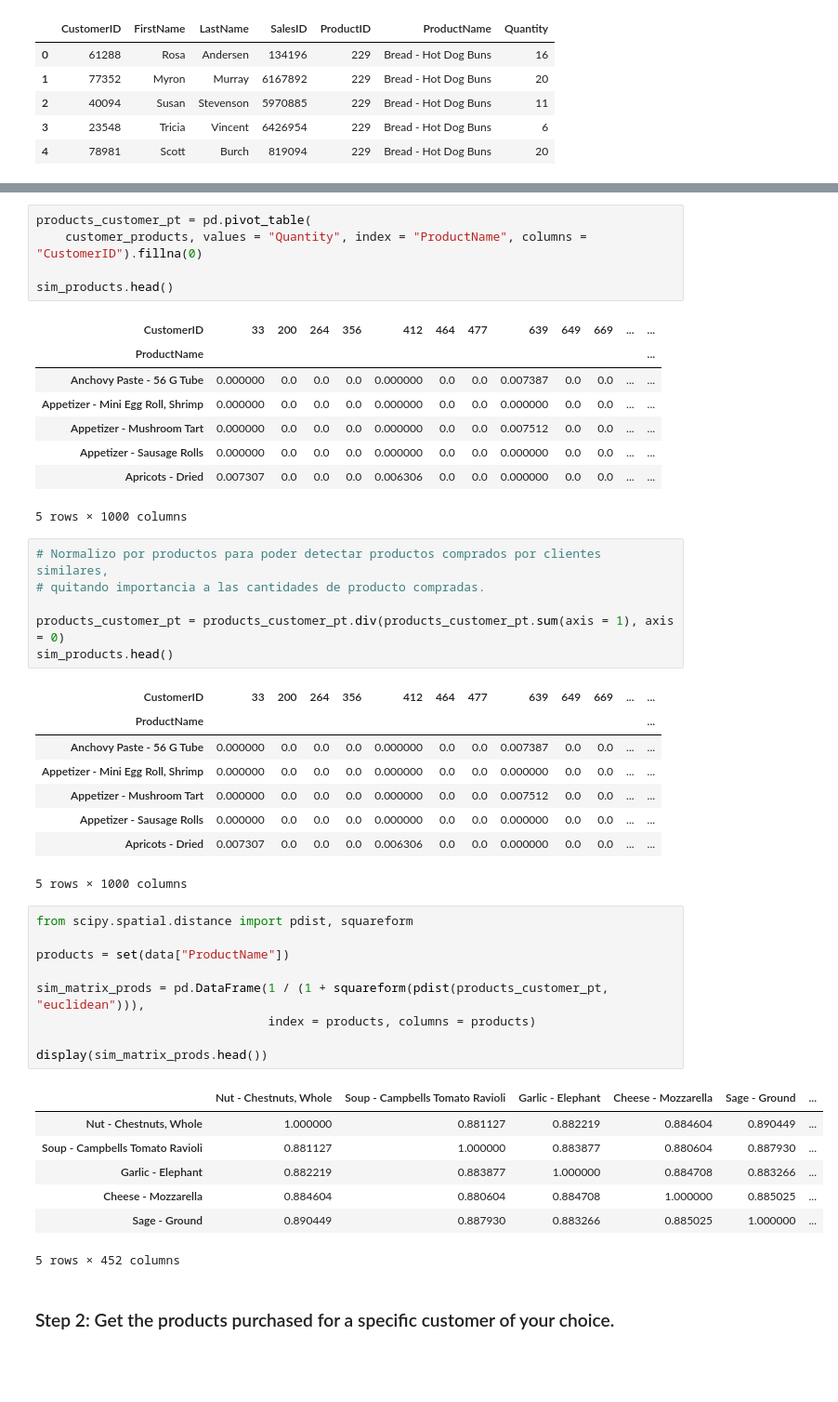
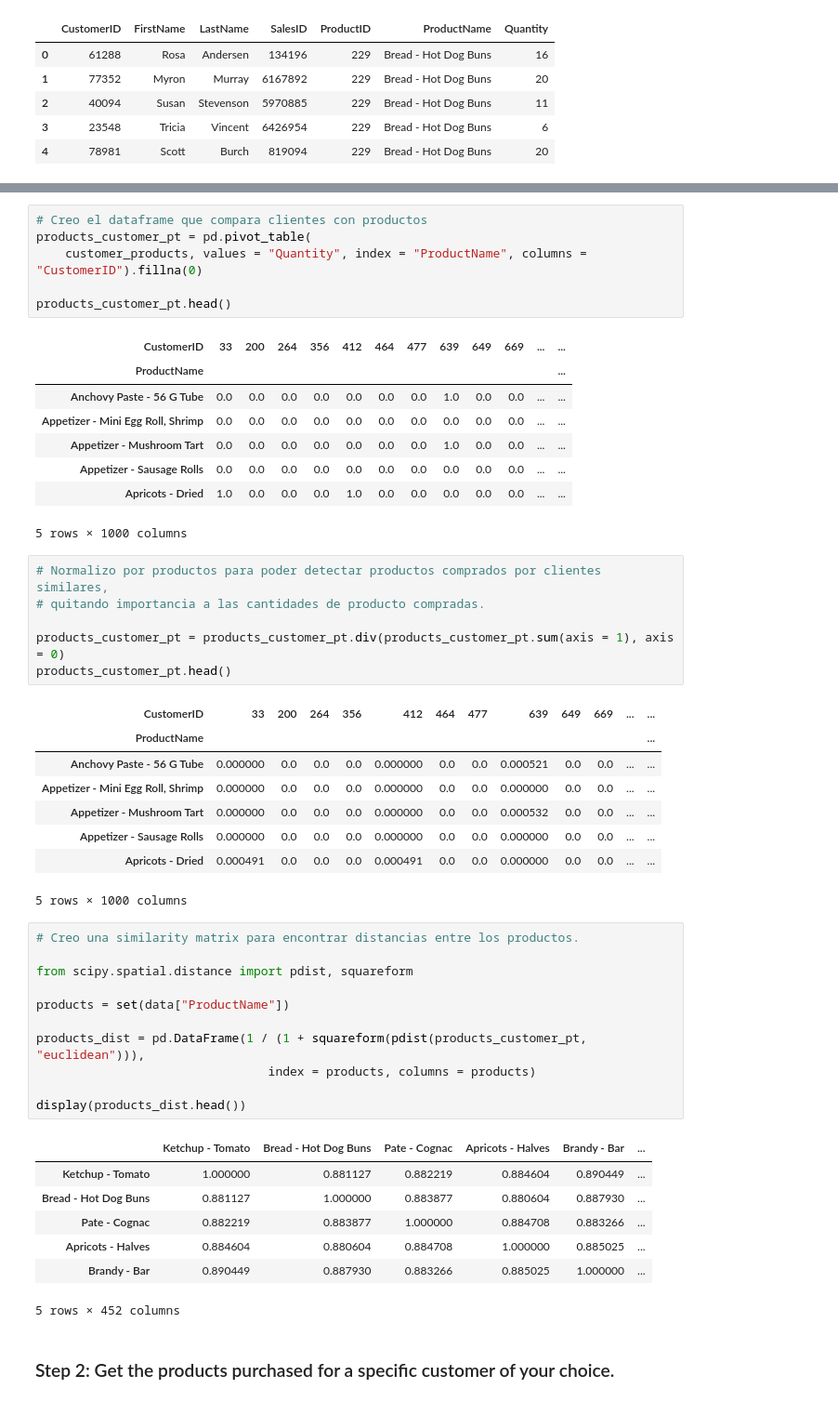
Before and after one commit to ironhack-datalabs/datamad0419, a Jupyter notebook: module-2/lab-recommender-deepdive/your-code/main.ipynb, the cells around one changed output, grey strips where cells are left out. Shown at 93% size. Saved outputs shown, nothing was run; the diff lists cells and outputs as text; blank space fills up the shorter version.

Commit message:
terminado. He hecho los ejercicios de distintas formas para aprender jugueteando

```diff
--- a/module-2/lab-recommender-deepdive/your-code/main.ipynb
+++ b/module-2/lab-recommender-deepdive/your-code/main.ipynb
@@ -218,50 +228,53 @@ customer_products.head()
 | 3 | 33 | Bar Mix - Pina Colada, 355 Ml | 1 |
 | 4 | 33 | Beans - Kidney, Canned | 1 |
 # %%
+# Creo el dataframe que compara clientes con productos
 products_customer_pt = pd.pivot_table(
     customer_products, values = "Quantity", index = "ProductName", columns = "CustomerID").fillna(0)
 
-sim_products.head()
+products_customer_pt.head()
 # %% [output]
 | CustomerID | 33 | 200 | 264 | 356 | 412 | 464 | 477 | 639 | 649 | 669 | ... | ... |
 | ProductName |  |  |  |  |  |  |  |  |  |  |  | ... |
-| Anchovy Paste - 56 G Tube | 0.000000 | 0.0 | 0.0 | 0.0 | 0.000000 | 0.0 | 0.0 | 0.007387 | 0.0 | 0.0 | ... | ... |
-| Appetizer - Mini Egg Roll, Shrimp | 0.000000 | 0.0 | 0.0 | 0.0 | 0.000000 | 0.0 | 0.0 | 0.000000 | 0.0 | 0.0 | ... | ... |
-| Appetizer - Mushroom Tart | 0.000000 | 0.0 | 0.0 | 0.0 | 0.000000 | 0.0 | 0.0 | 0.007512 | 0.0 | 0.0 | ... | ... |
-| Appetizer - Sausage Rolls | 0.000000 | 0.0 | 0.0 | 0.0 | 0.000000 | 0.0 | 0.0 | 0.000000 | 0.0 | 0.0 | ... | ... |
-| Apricots - Dried | 0.007307 | 0.0 | 0.0 | 0.0 | 0.006306 | 0.0 | 0.0 | 0.000000 | 0.0 | 0.0 | ... | ... |
+| Anchovy Paste - 56 G Tube | 0.0 | 0.0 | 0.0 | 0.0 | 0.0 | 0.0 | 0.0 | 1.0 | 0.0 | 0.0 | ... | ... |
+| Appetizer - Mini Egg Roll, Shrimp | 0.0 | 0.0 | 0.0 | 0.0 | 0.0 | 0.0 | 0.0 | 0.0 | 0.0 | 0.0 | ... | ... |
+| Appetizer - Mushroom Tart | 0.0 | 0.0 | 0.0 | 0.0 | 0.0 | 0.0 | 0.0 | 1.0 | 0.0 | 0.0 | ... | ... |
+| Appetizer - Sausage Rolls | 0.0 | 0.0 | 0.0 | 0.0 | 0.0 | 0.0 | 0.0 | 0.0 | 0.0 | 0.0 | ... | ... |
+| Apricots - Dried | 1.0 | 0.0 | 0.0 | 0.0 | 1.0 | 0.0 | 0.0 | 0.0 | 0.0 | 0.0 | ... | ... |
 5 rows × 1000 columns
 # %%
 # Normalizo por productos para poder detectar productos comprados por clientes similares,
 # quitando importancia a las cantidades de producto compradas.
 
 products_customer_pt = products_customer_pt.div(products_customer_pt.sum(axis = 1), axis = 0)
-sim_products.head()
+products_customer_pt.head()
 # %% [output]
 | CustomerID | 33 | 200 | 264 | 356 | 412 | 464 | 477 | 639 | 649 | 669 | ... | ... |
 | ProductName |  |  |  |  |  |  |  |  |  |  |  | ... |
-| Anchovy Paste - 56 G Tube | 0.000000 | 0.0 | 0.0 | 0.0 | 0.000000 | 0.0 | 0.0 | 0.007387 | 0.0 | 0.0 | ... | ... |
+| Anchovy Paste - 56 G Tube | 0.000000 | 0.0 | 0.0 | 0.0 | 0.000000 | 0.0 | 0.0 | 0.000521 | 0.0 | 0.0 | ... | ... |
 | Appetizer - Mini Egg Roll, Shrimp | 0.000000 | 0.0 | 0.0 | 0.0 | 0.000000 | 0.0 | 0.0 | 0.000000 | 0.0 | 0.0 | ... | ... |
-| Appetizer - Mushroom Tart | 0.000000 | 0.0 | 0.0 | 0.0 | 0.000000 | 0.0 | 0.0 | 0.007512 | 0.0 | 0.0 | ... | ... |
+| Appetizer - Mushroom Tart | 0.000000 | 0.0 | 0.0 | 0.0 | 0.000000 | 0.0 | 0.0 | 0.000532 | 0.0 | 0.0 | ... | ... |
 | Appetizer - Sausage Rolls | 0.000000 | 0.0 | 0.0 | 0.0 | 0.000000 | 0.0 | 0.0 | 0.000000 | 0.0 | 0.0 | ... | ... |
-| Apricots - Dried | 0.007307 | 0.0 | 0.0 | 0.0 | 0.006306 | 0.0 | 0.0 | 0.000000 | 0.0 | 0.0 | ... | ... |
+| Apricots - Dried | 0.000491 | 0.0 | 0.0 | 0.0 | 0.000491 | 0.0 | 0.0 | 0.000000 | 0.0 | 0.0 | ... | ... |
 5 rows × 1000 columns
 # %%
+# Creo una similarity matrix para encontrar distancias entre los productos.
+
 from scipy.spatial.distance import pdist, squareform
 
 products = set(data["ProductName"])
 
-sim_matrix_prods = pd.DataFrame(1 / (1 + squareform(pdist(products_customer_pt, "euclidean"))),
+products_dist = pd.DataFrame(1 / (1 + squareform(pdist(products_customer_pt, "euclidean"))),
                                 index = products, columns = products)
 
-display(sim_matrix_prods.head())
+display(products_dist.head())
 # %% [output]
-|  | Nut - Chestnuts, Whole | Soup - Campbells Tomato Ravioli | Garlic - Elephant | Cheese - Mozzarella | Sage - Ground | ... |
-| Nut - Chestnuts, Whole | 1.000000 | 0.881127 | 0.882219 | 0.884604 | 0.890449 | ... |
-| Soup - Campbells Tomato Ravioli | 0.881127 | 1.000000 | 0.883877 | 0.880604 | 0.887930 | ... |
-| Garlic - Elephant | 0.882219 | 0.883877 | 1.000000 | 0.884708 | 0.883266 | ... |
-| Cheese - Mozzarella | 0.884604 | 0.880604 | 0.884708 | 1.000000 | 0.885025 | ... |
-| Sage - Ground | 0.890449 | 0.887930 | 0.883266 | 0.885025 | 1.000000 | ... |
+|  | Ketchup - Tomato | Bread - Hot Dog Buns | Pate - Cognac | Apricots - Halves | Brandy - Bar | ... |
+| Ketchup - Tomato | 1.000000 | 0.881127 | 0.882219 | 0.884604 | 0.890449 | ... |
+| Bread - Hot Dog Buns | 0.881127 | 1.000000 | 0.883877 | 0.880604 | 0.887930 | ... |
+| Pate - Cognac | 0.882219 | 0.883877 | 1.000000 | 0.884708 | 0.883266 | ... |
+| Apricots - Halves | 0.884604 | 0.880604 | 0.884708 | 1.000000 | 0.885025 | ... |
+| Brandy - Bar | 0.890449 | 0.887930 | 0.883266 | 0.885025 | 1.000000 | ... |
 5 rows × 452 columns
 # %% [markdown]
 ### Step 2: Get the products purchased for a specific customer of your choice.
```
Also changed, not shown: parts of 28 cells of this notebook.
